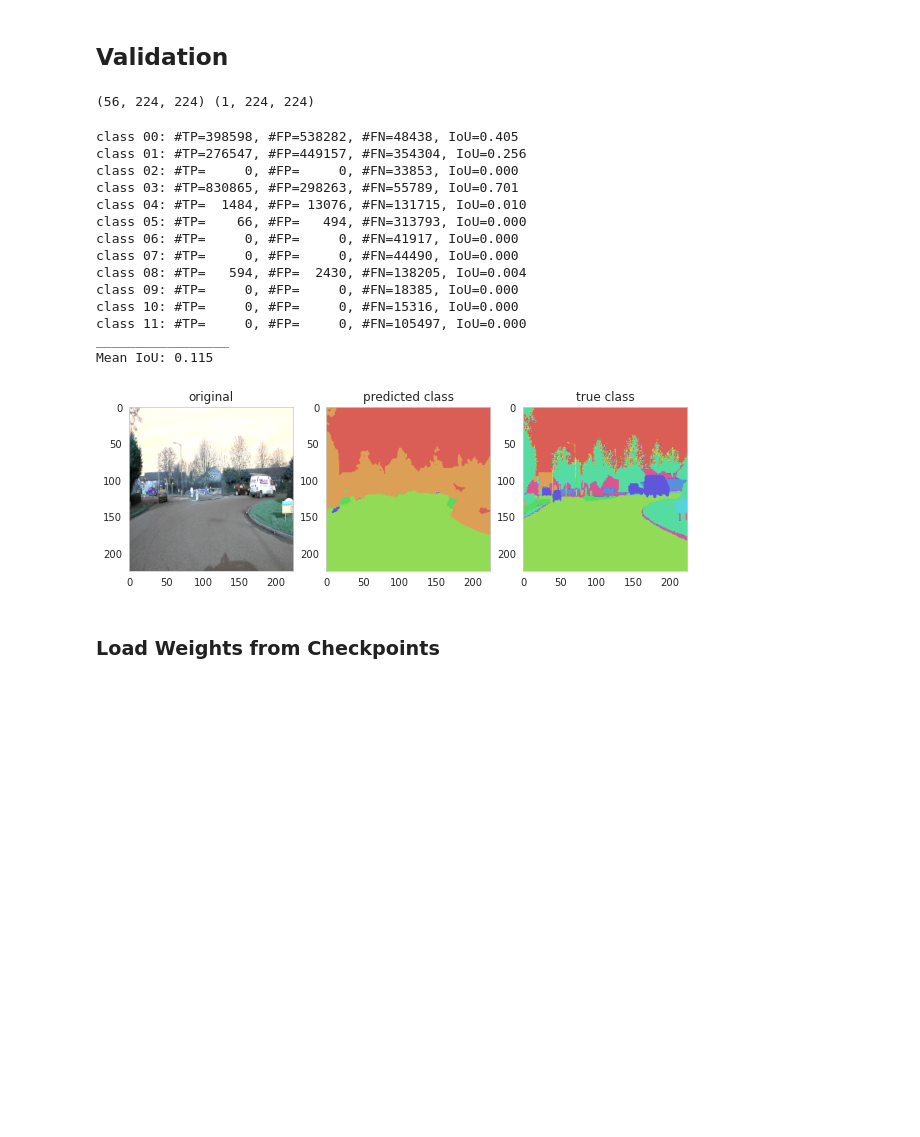
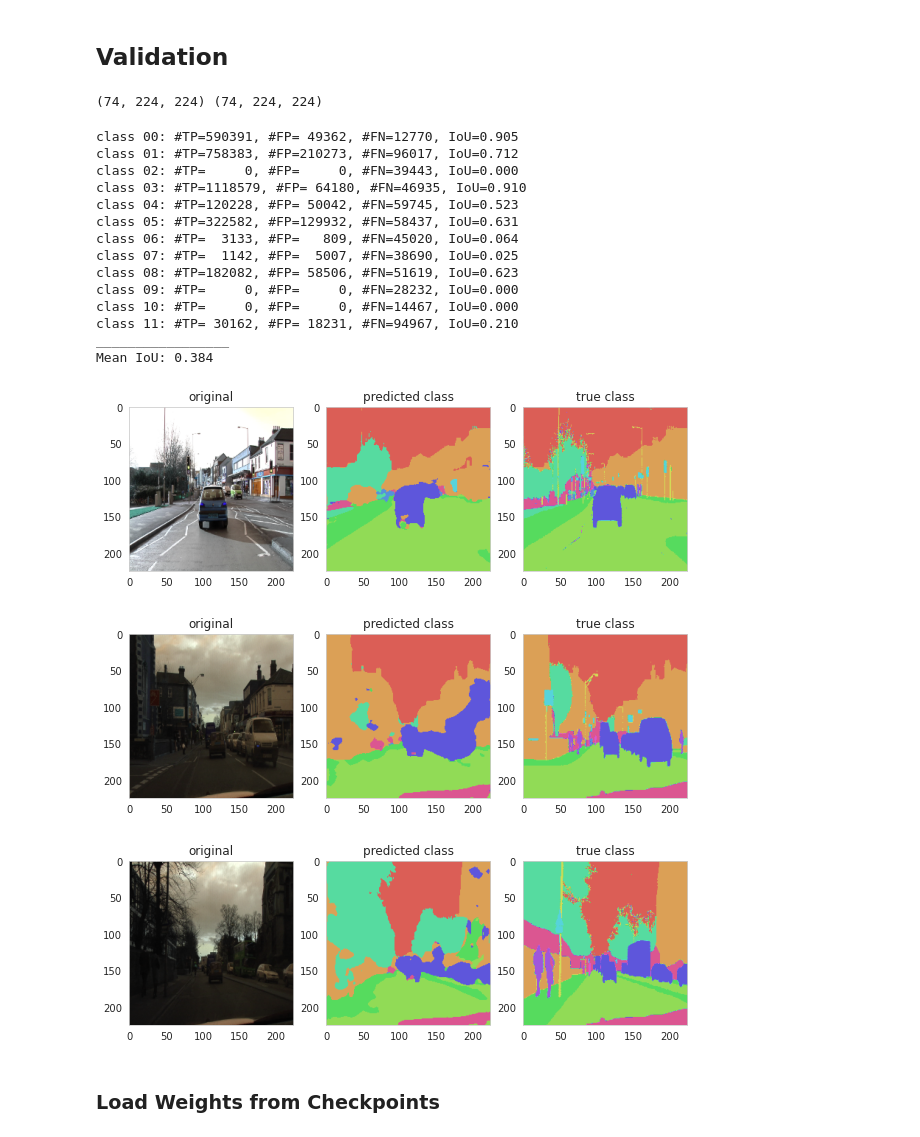
Before and after one commit to zdai257/DeepAOANet, a Jupyter notebook: seg_example.ipynb, the cells around one changed output. Drawn from its saved outputs; the diff is of its cells as text; code cells hidden in the pictures; blank space fills up the shorter version.

```diff
--- a/seg_example.ipynb
+++ b/seg_example.ipynb
@@ -339,7 +341,7 @@ model0.compile(loss='categorical_crossentropy',
               optimizer=sgd,
               metrics=['accuracy'])
 
-epochs = 10
+epochs = 100
 batch_size = 3
 
 global sess
@@ -376,12 +378,12 @@ plt.show()
 # %% [markdown]
 ## Validation
 # %%
-y_pred = model0.predict(X_test[0:1]).reshape(-1, 224, 224, 12)
+y_pred = model0.predict(X_test).reshape(-1, 224, 224, 12)
 y_predi = np.argmax(y_pred, axis=3)
 y_testi = np.argmax(y_test, axis=3)
-print(y_testi.shape,y_predi.shape)
+print(y_testi.shape, y_predi.shape)
 # %% [output]
-(56, 224, 224) (1, 224, 224)
+(74, 224, 224) (74, 224, 224)
 # %%
 def IoU(Yi,y_predi):
     ## mean Intersection over Union
@@ -402,42 +404,44 @@ def IoU(Yi,y_predi):
 
 IoU(y_testi,y_predi)
 # %% [output]
-class 00: #TP=398598, #FP=538282, #FN=48438, IoU=0.405
-class 01: #TP=276547, #FP=449157, #FN=354304, IoU=0.256
-class 02: #TP=     0, #FP=     0, #FN=33853, IoU=0.000
-class 03: #TP=830865, #FP=298263, #FN=55789, IoU=0.701
-class 04: #TP=  1484, #FP= 13076, #FN=131715, IoU=0.010
-class 05: #TP=    66, #FP=   494, #FN=313793, IoU=0.000
-class 06: #TP=     0, #FP=     0, #FN=41917, IoU=0.000
-class 07: #TP=     0, #FP=     0, #FN=44490, IoU=0.000
-class 08: #TP=   594, #FP=  2430, #FN=138205, IoU=0.004
-class 09: #TP=     0, #FP=     0, #FN=18385, IoU=0.000
-class 10: #TP=     0, #FP=     0, #FN=15316, IoU=0.000
-class 11: #TP=     0, #FP=     0, #FN=105497, IoU=0.000
+class 00: #TP=590391, #FP= 49362, #FN=12770, IoU=0.905
+class 01: #TP=758383, #FP=210273, #FN=96017, IoU=0.712
+class 02: #TP=     0, #FP=     0, #FN=39443, IoU=0.000
+class 03: #TP=1118579, #FP= 64180, #FN=46935, IoU=0.910
+class 04: #TP=120228, #FP= 50042, #FN=59745, IoU=0.523
+class 05: #TP=322582, #FP=129932, #FN=58437, IoU=0.631
+class 06: #TP=  3133, #FP=   809, #FN=45020, IoU=0.064
+class 07: #TP=  1142, #FP=  5007, #FN=38690, IoU=0.025
+class 08: #TP=182082, #FP= 58506, #FN=51619, IoU=0.623
+class 09: #TP=     0, #FP=     0, #FN=28232, IoU=0.000
+class 10: #TP=     0, #FP=     0, #FN=14467, IoU=0.000
+class 11: #TP= 30162, #FP= 18231, #FN=94967, IoU=0.210
 _________________
-Mean IoU: 0.115
+Mean IoU: 0.384
 # %%
 shape = (224,224)
 n_classes= 12
 
-for i in range(1):
+for i in range(3):
     img_is  = (X_test[i] + 1)*(255.0/2)
     seg = y_predi[i]
     segtest = y_testi[i]
 
     fig = plt.figure(figsize=(10,30))
     ax = fig.add_subplot(1,3,1)
     ax.imshow(img_is/255.0)
     ax.set_title("original")
 
     ax = fig.add_subplot(1,3,2)
     ax.imshow(give_color_to_seg_img(seg,n_classes))
     ax.set_title("predicted class")
 
     ax = fig.add_subplot(1,3,3)
     ax.imshow(give_color_to_seg_img(segtest,n_classes))
     ax.set_title("true class")
     plt.show()
 # %% [output]
-[figure, old version]
+[figure, new version]
+[figure, added]
+[figure, added]
 # %%
```
Also changed, not shown: parts of 14 cells of this notebook, 1 other file.
